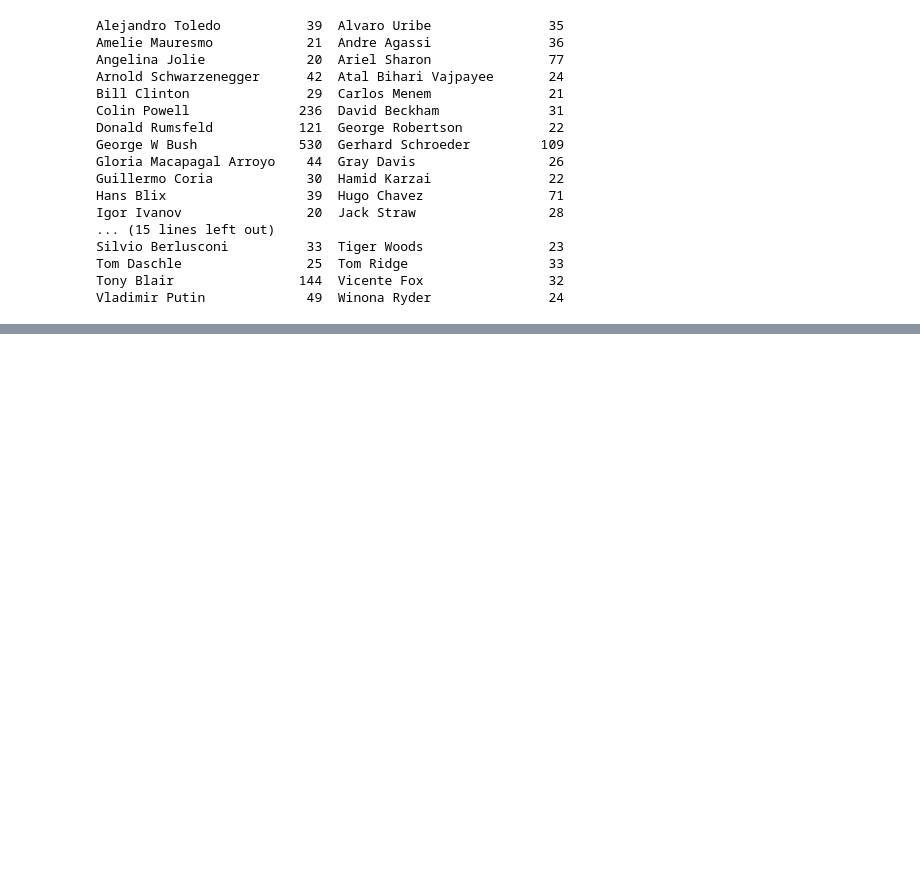
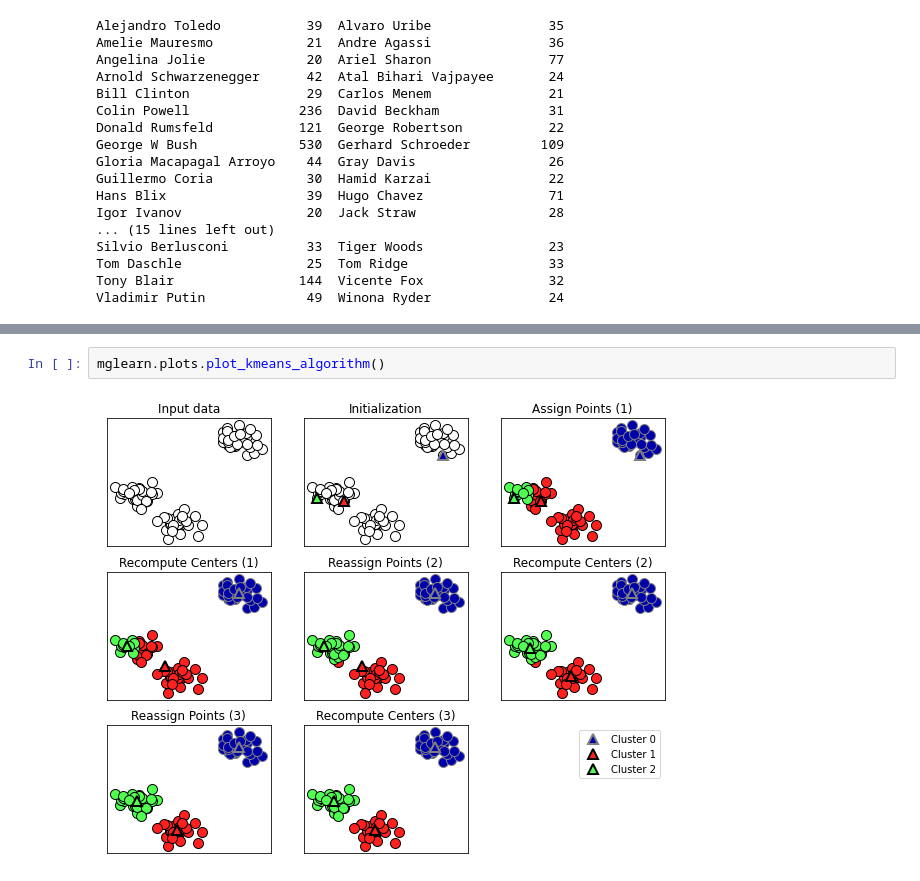
Before and after one commit to DavidZhongtai/ML-AP-Research, a Jupyter notebook: Chapter 1.ipynb, the cells around one changed output, grey strips where cells are left out. Drawn from its saved outputs; the diff is of its cells as text; blank space fills up the shorter version.

```diff
--- a/Chapter 1.ipynb
+++ b/Chapter 1.ipynb
@@ -208,0 +213,4 @@ Vladimir Putin             49  Winona Ryder               24
+# %%
+mglearn.plots.plot_kmeans_algorithm()
+# %% [output]
+[figure, added]
```
Also changed, not shown: parts of 2 cells of this notebook.
